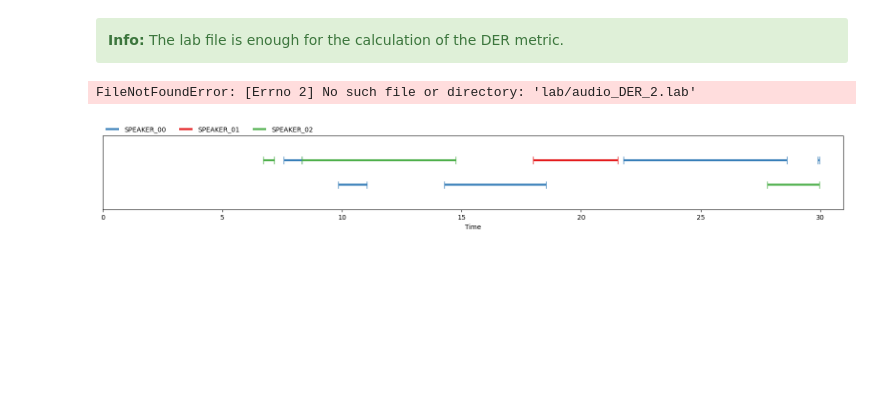
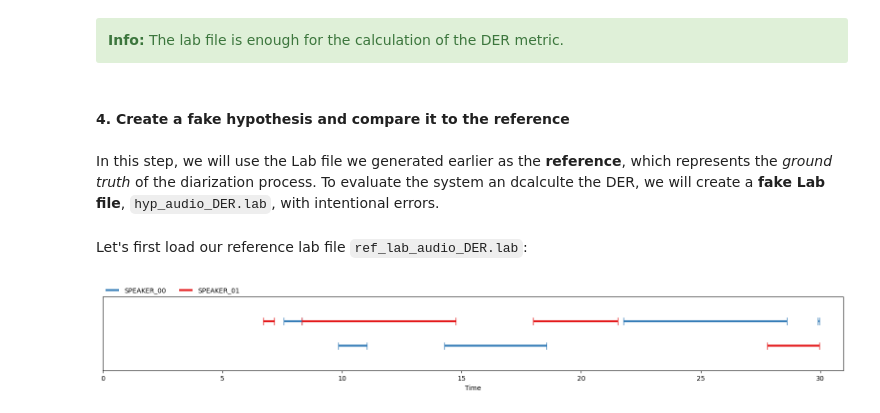
Before and after one commit to ktzkvin/transcribe-meeting, a Jupyter notebook: Diarization-Error-Rate.ipynb, the cells around one changed output. Cells and saved outputs as stored; diff of their text form; code cells hidden in the pictures; blank space fills up the shorter version.

```diff
--- a/Diarization-Error-Rate.ipynb
+++ b/Diarization-Error-Rate.ipynb
@@ -38,7 +38,8 @@ We need first to define the following terms and parameters:
 sample = "audio_DER"
 sample_path = f"audios/{sample}.wav"
 rttm_path = f"rttm/{sample}.rttm"
-lab_path = f"lab/{sample}.lab"
+ref_lab_path = f"lab/ref_{sample}.lab"
+hyp_lab_path = f"lab/hyp_{sample}.lab"
 # %% [markdown]
 We can listen to the audio file `audio_DER.wav` to have an idea of the content of the audio file:
 # %%
@@ -157,24 +158,23 @@ print(open(lab_path).read())
 <div class="alert alert-block alert-success">
 <b>Info:</b> The lab file is enough for the calculation of the DER metric.
 </div>
-# %%
-from pyannote.database.util import load_lab
-
-result = load_lab(f"lab/{sample}_2.lab")
-result
-# %% [output]
-FileNotFoundError: [Errno 2] No such file or directory: 'lab/audio_DER_2.lab'
-# %%
-from pyannote.database.util import load_rttm
-
-reference = load_rttm(f"rttm/{sample}.rttm")[sample]
-
-""" note: si cela tronque à gauche, il faut : """
-from pyannote.core import notebook, Segment
-
-# Définir l'échelle temporelle à afficher (de 0 à une durée maximale)
-notebook.crop = Segment(0, reference.get_timeline().extent().end + 1)
-
-reference
-# %% [output]
-[figure, removed]
+# %% [markdown]
+#### **4. Create a fake hypothesis and compare it to the reference**
+# %% [markdown]
+In this step, we will use the Lab file we generated earlier as the **reference**, which represents the _ground truth_ of the diarization process. To evaluate the system an dcalculte the DER, we will create a **fake Lab file**, `hyp_audio_DER.lab`, with intentional errors.
+# %% [markdown]
+Let's first load our reference lab file `ref_lab_audio_DER.lab`:
+# %%
+from pyannote.database.util import load_lab
+from pyannote.core import notebook, Segment
+
+
+reference = load_lab(ref_lab_path)
+
+# Adjust display range to prevent truncation based on the reference timeline, most of the time needed
+# It will auto-apply for the next graphs
+notebook.crop = Segment(0, reference.get_timeline().extent().end + 1)
+
+reference
+# %% [output]
+[figure, added]
```
Also changed, not shown: parts of 3 cells of this notebook, 5 other files.
